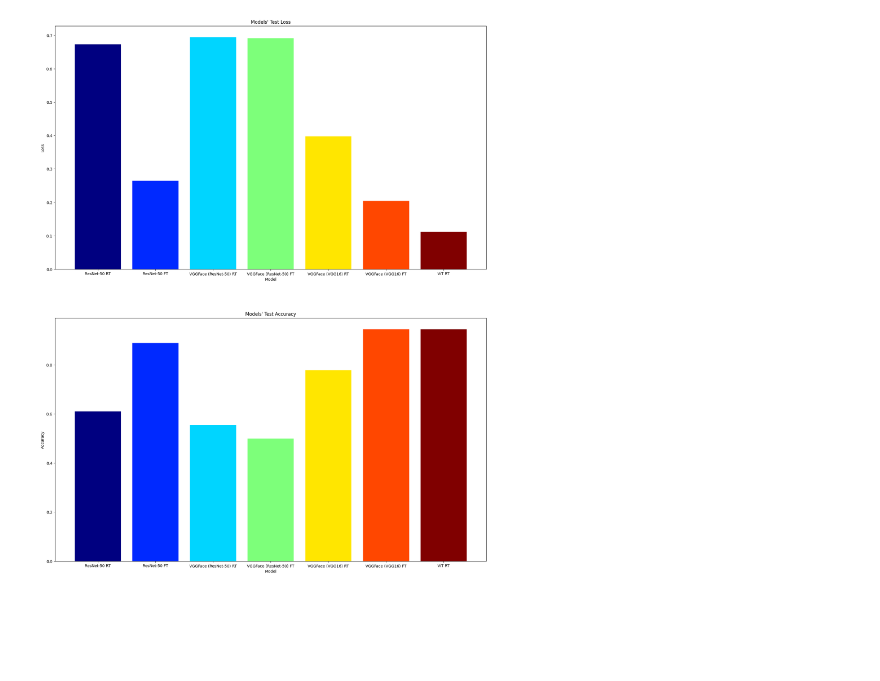
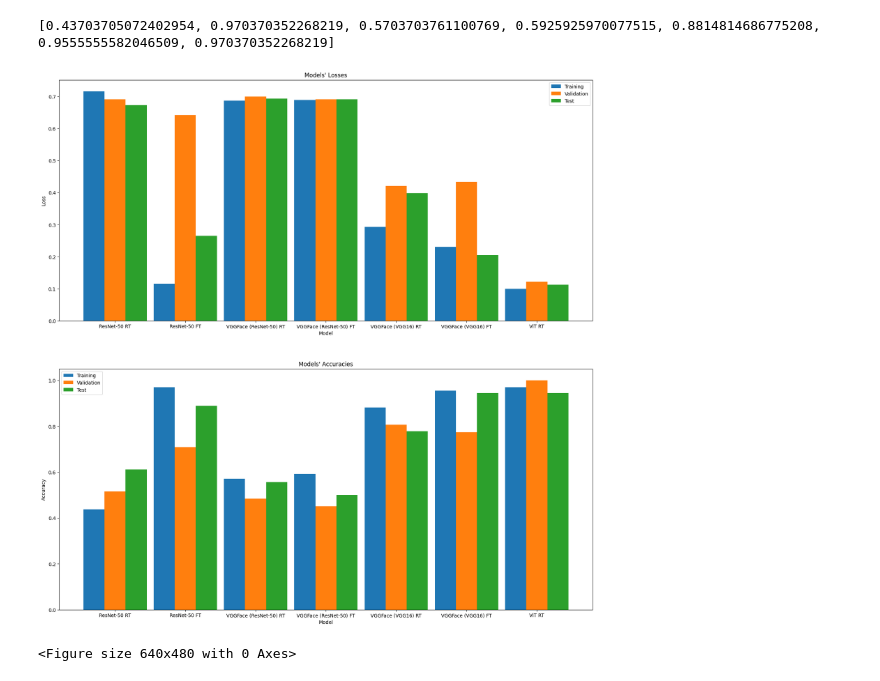
Before and after one commit to nbishdev/children_privacy_protection, a Jupyter notebook: notebooks/Part 2 - Model Training/evaluation.ipynb, the cells around one changed output. Saved outputs shown, nothing was run; the diff lists cells and outputs as text; code cells hidden in the pictures; blank space fills up the shorter version.

Commit message:
Models evaluation improvements.

```diff
--- a/notebooks/Part 2 - Model Training/evaluation.ipynb
+++ b/notebooks/Part 2 - Model Training/evaluation.ipynb
@@ -16,18 +15,25 @@ BATCH_SIZE = 16
 
 CUR_PATH = os.path.abspath('')
 MODELS_PATH = CUR_PATH + '/../../models'
+TRAIN_PATH = CUR_PATH + '/../../../dataset/data/classified'
+VALID_PATH = CUR_PATH + '/../../../dataset/data/validation'
 TEST_PATH = CUR_PATH + '/../../../dataset/data/test'
 
 classes = {0 : "Baby",
            1 : "Not Baby"}
 
+datagen = tf.keras.preprocessing.image.ImageDataGenerator(rescale = 1./255,
+                                                          samplewise_center = True,
+                                                          samplewise_std_normalization = True)
+
 val_test_datagen = tf.keras.preprocessing.image.ImageDataGenerator(rescale = 1./255,
                                                           samplewise_center = True,
                                                           samplewise_std_normalization = True)
 
+
 val_test_datagen.apply_transform
 
-scores = {}
+scores = defaultdict(list)
 # %%
 IMAGE_SIZE = 160
 
@@ -85,7 +145,11 @@ test_ds = val_test_datagen.flow_from_directory(
 vgg_vgg = tf.keras.models.load_model(MODELS_PATH + "/model_vggface_vgg.h5")
 vgg_vgg_ft = tf.keras.models.load_model(MODELS_PATH + "/model_vggface_vgg_ft.h5")
 
-scores['VGGFace (VGG16) RT'] = vgg_vgg.evaluate(test_ds)
-scores['VGGFace (VGG16) FT'] = vgg_vgg_ft.evaluate(test_ds)
+scores['VGGFace (VGG16) RT'].append(vgg_vgg.evaluate(train_ds))
+scores['VGGFace (VGG16) FT'].append(vgg_vgg_ft.evaluate(train_ds))
+scores['VGGFace (VGG16) RT'].append(vgg_vgg.evaluate(val_ds))
+scores['VGGFace (VGG16) FT'].append(vgg_vgg_ft.evaluate(val_ds))
+scores['VGGFace (VGG16) RT'].append(vgg_vgg.evaluate(test_ds))
+scores['VGGFace (VGG16) FT'].append(vgg_vgg_ft.evaluate(test_ds))
 # %% [output]
 Found 18 images belonging to 2 classes.
@@ -112,29 +201,51 @@ Found 18 images belonging to 2 classes.
 # %%
 plt.rcdefaults()
 
-x_pos = scores.keys()
-losses = [x[0] for x in scores.values()]
-accuracies = [x[1] for x in scores.values()]
-colors = [plt.cm.jet(1. * i / (len(x_pos) - 1)) for i in range(len(x_pos))]
+labels = scores.keys()
+
+train_losses = [scores[k][0][0] for k in labels]
+valid_losses = [scores[k][1][0] for k in labels]
+test_losses = [scores[k][2][0] for k in labels]
+
+train_accuracies = [scores[k][0][1] for k in labels]
+valid_accuracies = [scores[k][1][1] for k in labels]
+test_accuracies = [scores[k][2][1] for k in labels]
 
 
+print(train_accuracies)
+
 # plot the results
-fig = plt.subplots(2, 1, figsize=(20,25))
+fig, axs = plt.subplots(2, 1, figsize=(20,20))
+
+# fig.tight_layout()
+
+x = np.arange(len(labels))
+width = 0.3
 
 plt.subplot(2, 1, 1)
+rects1 = plt.bar(x-.3, train_losses, width, label='Training')
+rects2 = plt.bar(x, valid_losses, width, label='Validation')
+rects3 = plt.bar(x+.3, test_losses, width, label='Test')
 plt.xlabel('Model')
 plt.ylabel('Loss')
-plt.title("Models' Test Loss")
-plt.bar(x_pos, losses, color=colors)
+plt.title("Models' Losses")
+plt.xticks(x, labels)
+plt.legend()
 
 plt.subplot(2, 1, 2)
+rects1 = plt.bar(x-.3, train_accuracies, width, label='Training')
+rects2 = plt.bar(x, valid_accuracies, width, label='Validation')
+rects3 = plt.bar(x+.3, test_accuracies, width, label='Test')
 plt.xlabel('Model')
 plt.ylabel('Accuracy')
-plt.title("Models' Test Accuracy")
-plt.bar(x_pos, accuracies, color=colors)
+plt.title("Models' Accuracies")
+plt.xticks(x, labels)
+plt.legend()
 
 plt.show()
 
 # plt.savefig("evaluation.png")
 # %% [output]
+[0.43703705072402954, 0.970370352268219, 0.5703703761100769, 0.5925925970077515, 0.8814814686775208, 0.9555555582046509, 0.970370352268219]
-[figure, old version]
+[figure, new version]
+<Figure size 640x480 with 0 Axes>
```
Also changed, not shown: parts of 5 cells of this notebook.
